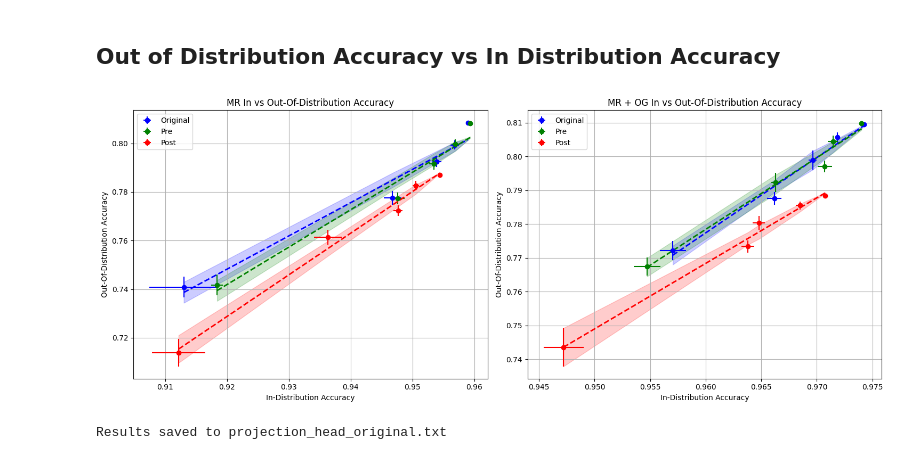
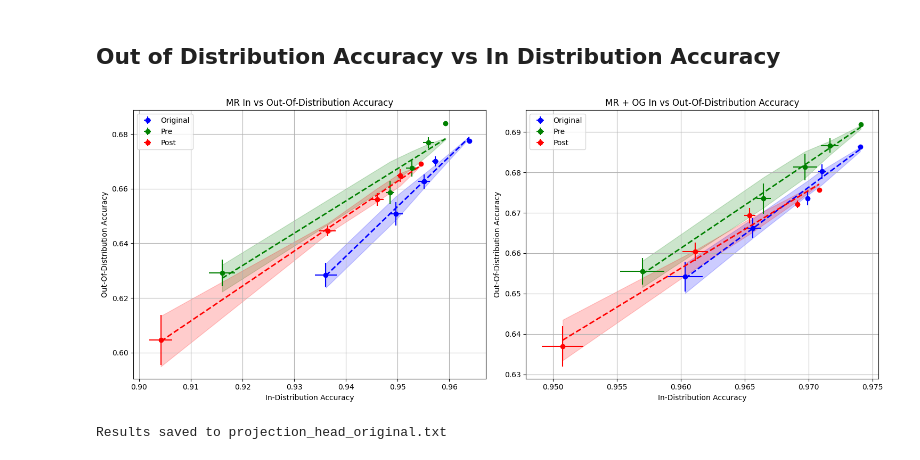
Before and after one commit to jiayini1119/projection-head-experiments, a Jupyter notebook: bg_challenge/all_original_imagenet9_bg_dfr.ipynb, the cells around one changed output. Saved outputs shown, nothing was run; the diff lists cells and outputs as text; code cells hidden in the pictures.

```diff
--- a/bg_challenge/all_original_imagenet9_bg_dfr.ipynb
+++ b/bg_challenge/all_original_imagenet9_bg_dfr.ipynb
@@ -213,18 +213,18 @@ def plot_all_results_indv(mixrand_results_ns, combo_results_ns, results_original
 use_prev_layer = False
 
 eval_path_dict = {
-    "imagenet_r": f"/home/jennyni/datasets/imagenet-r/new_org_imagenet-r_{use_prev_layer}_val_standardSL_embeddings.npz",
-    "imagenet_a": f"/home/jennyni/datasets/imagenet-a/new_org_imagenet-a_{use_prev_layer}_val_standardSL_embeddings.npz",
-    "bgc_original": f"/home/jennyni/datasets/bg_challenge/original/new_org_bg_challenge_{use_prev_layer}_val_standardSL_embeddings.npz",
-    "bgc_fg": f"/home/jennyni/datasets/bg_challenge/only_fg/new_org_bg_challenge_{use_prev_layer}_val_standardSL_embeddings.npz",
-    "bgc_mixedrand": f"/home/jennyni/datasets/bg_challenge/mixed_rand/new_org_bg_challenge_{use_prev_layer}_val_standardSL_embeddings.npz",
+    "imagenet_r": f"/home/jennyni/datasets/imagenet-r/imagenet-r_{use_prev_layer}_val_embeddings.npz",
+    "imagenet_a": f"/home/jennyni/datasets/imagenet-a/imagenet-a_{use_prev_layer}_val_embeddings.npz",
+    "bgc_original": f"/home/jennyni/datasets/bg_challenge/original/bg_challenge_{use_prev_layer}_val_embeddings.npz",
+    "bgc_fg": f"/home/jennyni/datasets/bg_challenge/only_fg/bg_challenge_{use_prev_layer}_val_embeddings.npz",
+    "bgc_mixedrand": f"/home/jennyni/datasets/bg_challenge/mixed_rand/bg_challenge_{use_prev_layer}_val_embeddings.npz",
 }
 
 eval_datasets = {k: load_embeddings(p) for k, p in eval_path_dict.items()}
 
 train_path_dict = {
-    "bgc_original": f"/home/jennyni/datasets/original/new_org_bg_challenge_{use_prev_layer}_train_standardSL_embeddings.npz",
-    "bgc_mixedrand": f"/home/jennyni/datasets/mixed_rand/new_org_bg_challenge_{use_prev_layer}_train_standardSL_embeddings.npz",
+    "bgc_original": f"/home/jennyni/datasets/original/bg_challenge_{use_prev_layer}_train_embeddings.npz",
+    "bgc_mixedrand": f"/home/jennyni/datasets/mixed_rand/bg_challenge_{use_prev_layer}_train_embeddings.npz",
 
 }
 train_datasets = {k: load_embeddings(p) for k, p in train_path_dict.items()}
@@ -443,10 +443,10 @@ def process_results(results):
         in_distrib_acc.append(res['bgc_original'][0])
         in_distrib_std.append(res['bgc_original'][1])
 
-        out_distrib_means = [v[0] for k, v in res.items() if k != 'bgc_original' and k != 'train' and k != 'imagenet_a']
-        out_distrib_stds = [v[1] for k, v in res.items() if k != 'bgc_original' and k != 'train' and k != 'imagenet_a']
-        # out_distrib_means = [v[0] for k, v in res.items() if k != 'bgc_original' and k != 'train']
-        # out_distrib_stds = [v[1] for k, v in res.items() if k != 'bgc_original' and k != 'train']
+        # out_distrib_means = [v[0] for k, v in res.items() if k != 'bgc_original' and k != 'train' and k != 'imagenet_a']
+        # out_distrib_stds = [v[1] for k, v in res.items() if k != 'bgc_original' and k != 'train' and k != 'imagenet_a']
+        out_distrib_means = [v[0] for k, v in res.items() if k != 'bgc_original' and k != 'train']
+        out_distrib_stds = [v[1] for k, v in res.items() if k != 'bgc_original' and k != 'train']
 
         out_distrib_acc.append(np.mean(out_distrib_means))
         out_distrib_std.append(np.sqrt(np.mean(np.array(out_distrib_stds) ** 2)))  # Pooled standard deviation
@@ -473,34 +473,34 @@ fig, axs = plt.subplots(1, 2, figsize=(15, 6))
 
 in_original, out_original, in_std_original, out_std_original = process_results(mixrand_results_ns_ori)
 in_pre, out_pre, in_std_pre, out_std_pre = process_results(mixrand_results_ns_pre)
 in_post, out_post, in_std_post, out_std_post = process_results(mixrand_results_ns_post)
 axs[0].set_title('MR In vs Out-Of-Distribution Accuracy')
 plot_results(in_original, out_original, in_std_original, out_std_original, 'Original', 'blue', ax=axs[0])
 plot_results(in_pre, out_pre, in_std_pre, out_std_pre, 'Pre', 'green', ax=axs[0])
 plot_results(in_post, out_post, in_std_post, out_std_post, 'Post', 'red', ax=axs[0])
 
 
 in_original, out_original, in_std_original, out_std_original = process_results(combo_results_ns_ori)
 in_pre, out_pre, in_std_pre, out_std_pre = process_results(combo_results_ns_pre)
 in_post, out_post, in_std_post, out_std_post = process_results(combo_results_ns_post)
 
 axs[1].set_title('MR + OG In vs Out-Of-Distribution Accuracy')
 plot_results(in_original, out_original, in_std_original, out_std_original, 'Original', 'blue', ax=axs[1])
 plot_results(in_pre, out_pre, in_std_pre, out_std_pre, 'Pre', 'green', ax=axs[1])
 plot_results(in_post, out_post, in_std_post, out_std_post, 'Post', 'red', ax=axs[1])
 
 
 for ax in axs:
     ax.set_xlabel('In-Distribution Accuracy')
     ax.set_ylabel('Out-Of-Distribution Accuracy')
     ax.legend()
     ax.grid(True)
 
 plt.tight_layout()
 
 plt.show()
 # %% [output]
-[figure, old version]
+[figure, new version]
 # %%
 file_path = "projection_head_original.txt"
 
```
Also changed, not shown: parts of 10 cells of this notebook, 6 other files.
